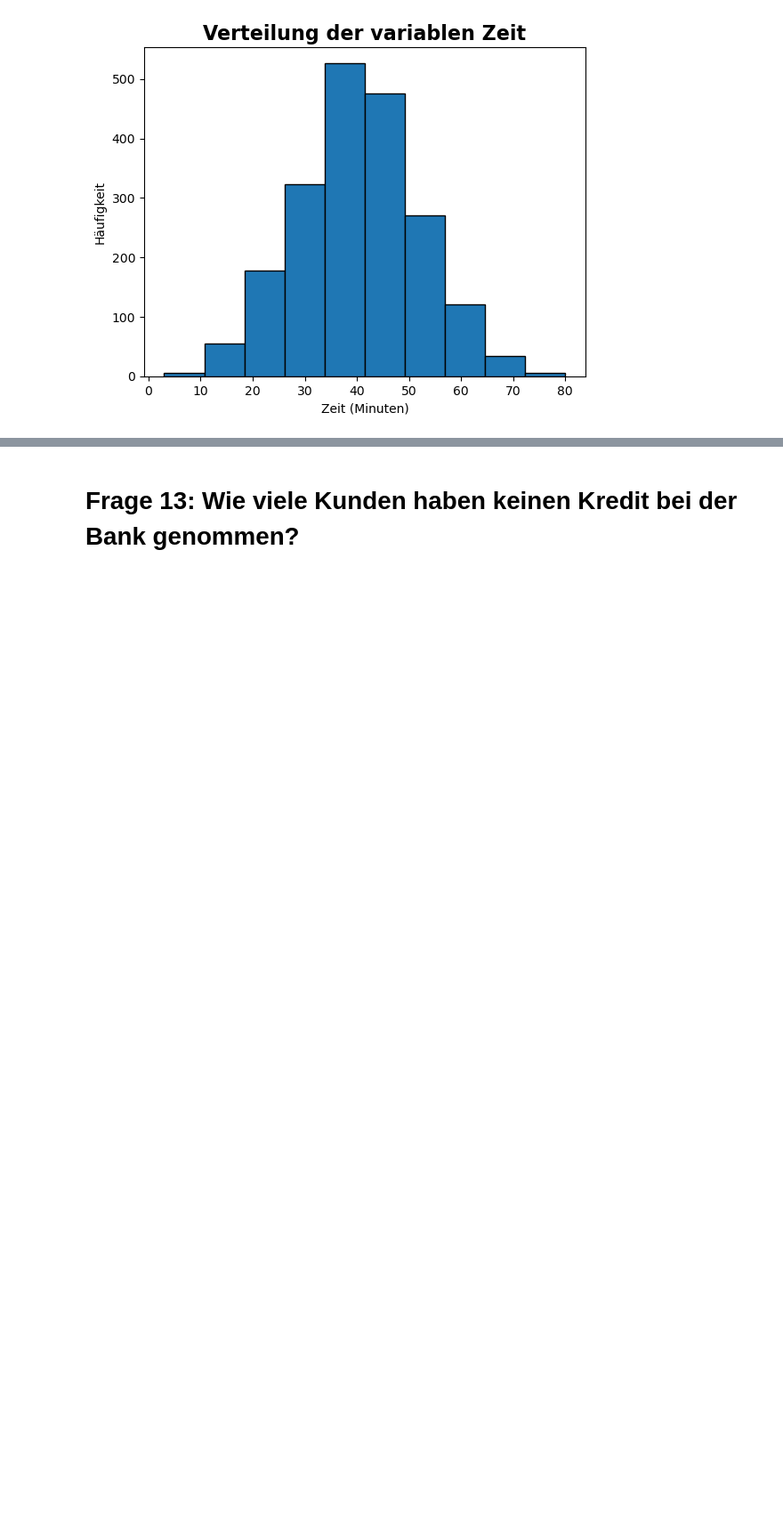
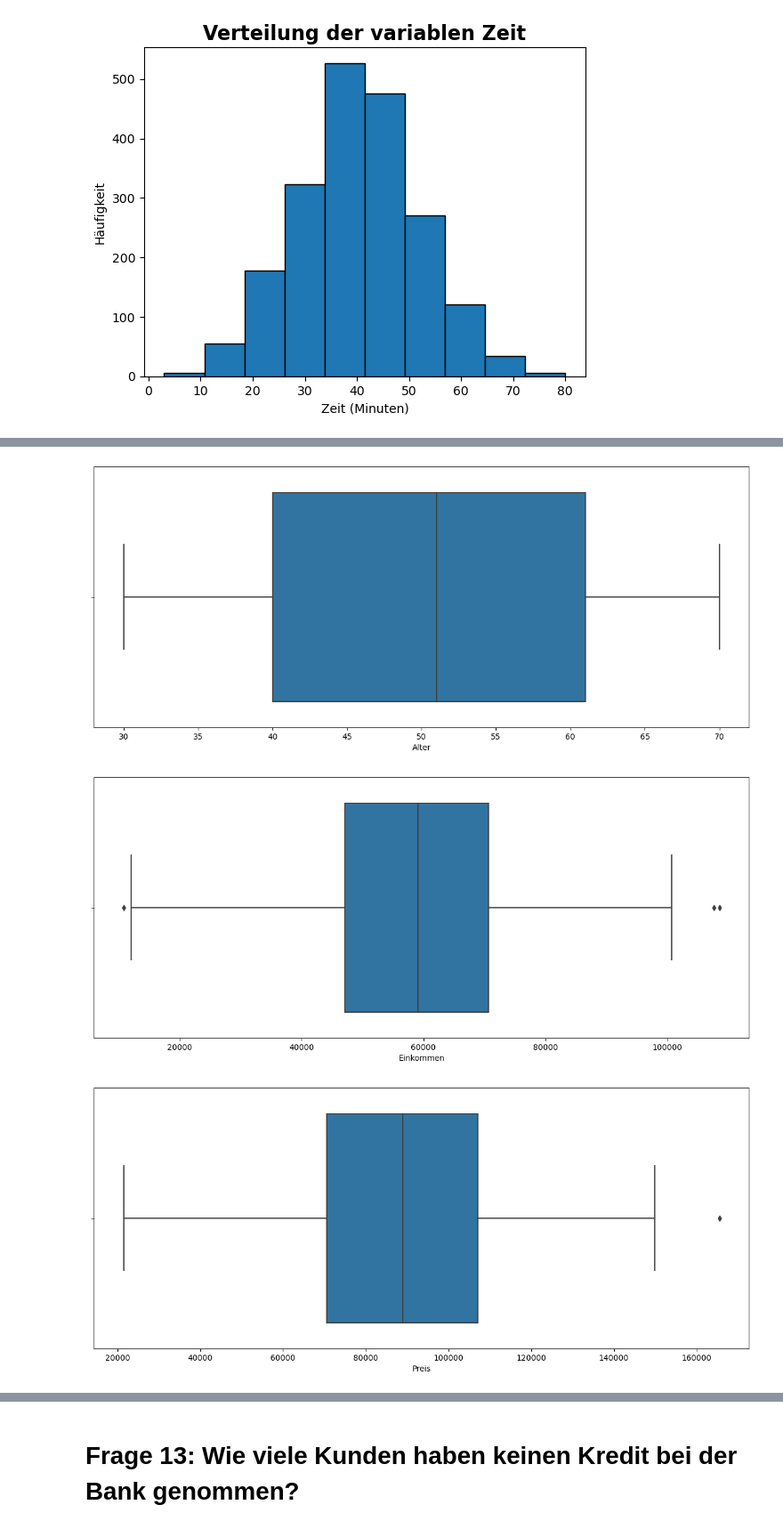
Before and after one commit to Dennis130301/final_projectWS23_Group1, a Jupyter notebook: Projekt_Gruppe1.ipynb, the cells around one changed output, grey strips where cells are left out. Shown: that part at 89% size. Saved outputs shown, nothing was run; the diff lists cells and outputs as text; code cells hidden in the pictures; blank space fills up the shorter version.

```diff
--- a/Projekt_Gruppe1.ipynb
+++ b/Projekt_Gruppe1.ipynb
@@ -656,0 +673,9 @@ plt.show()
+# %%
+for i in merged_df.select_dtypes(include = "number").columns:
+    plt.figure(figsize=(15,6))
+    sns.boxplot(data=merged_df, x = i)
+    plt.show()
+# %% [output]
+[figure, added]
+[figure, added]
+[figure, added]
```
Also changed, not shown: parts of 27 cells of this notebook, 7 other files.
